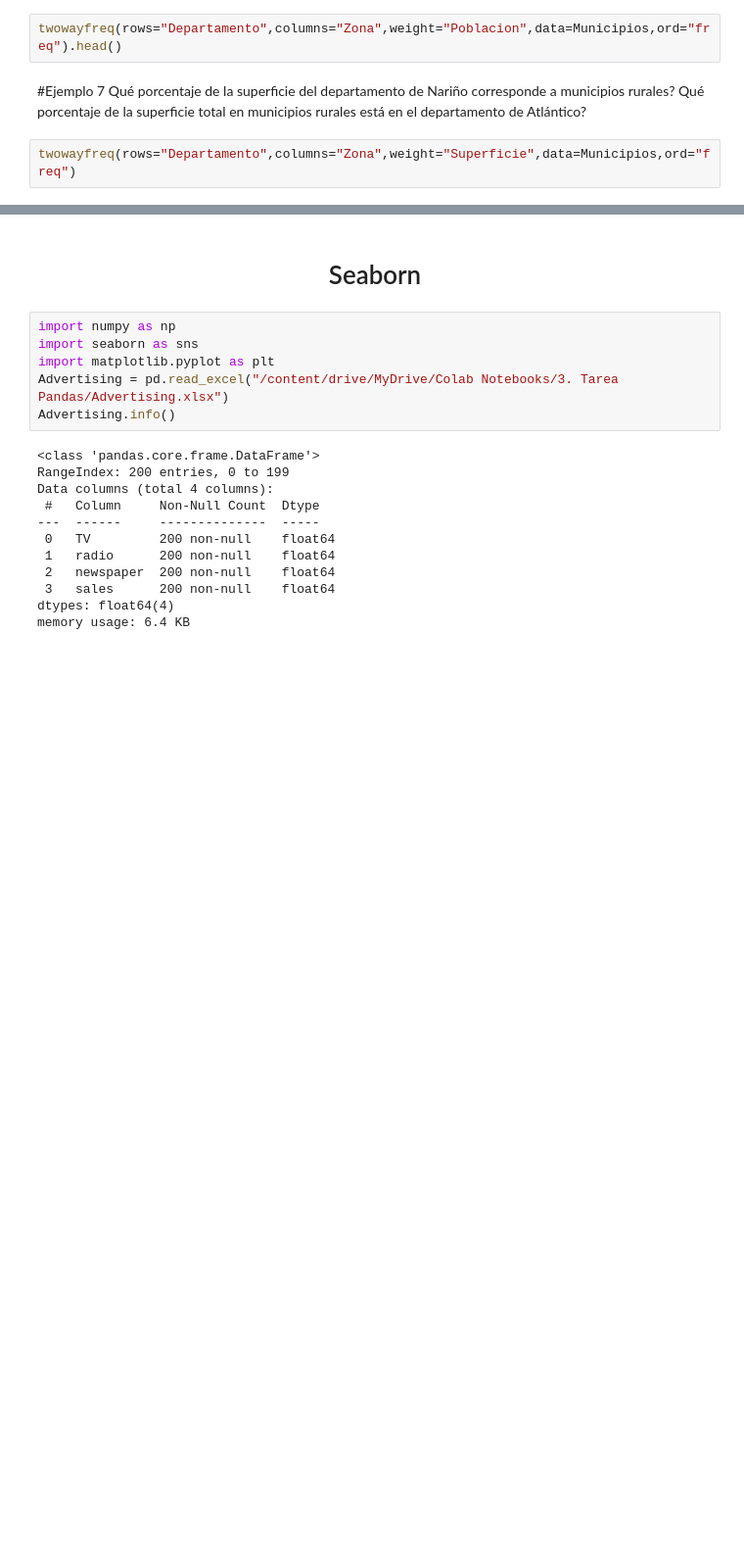
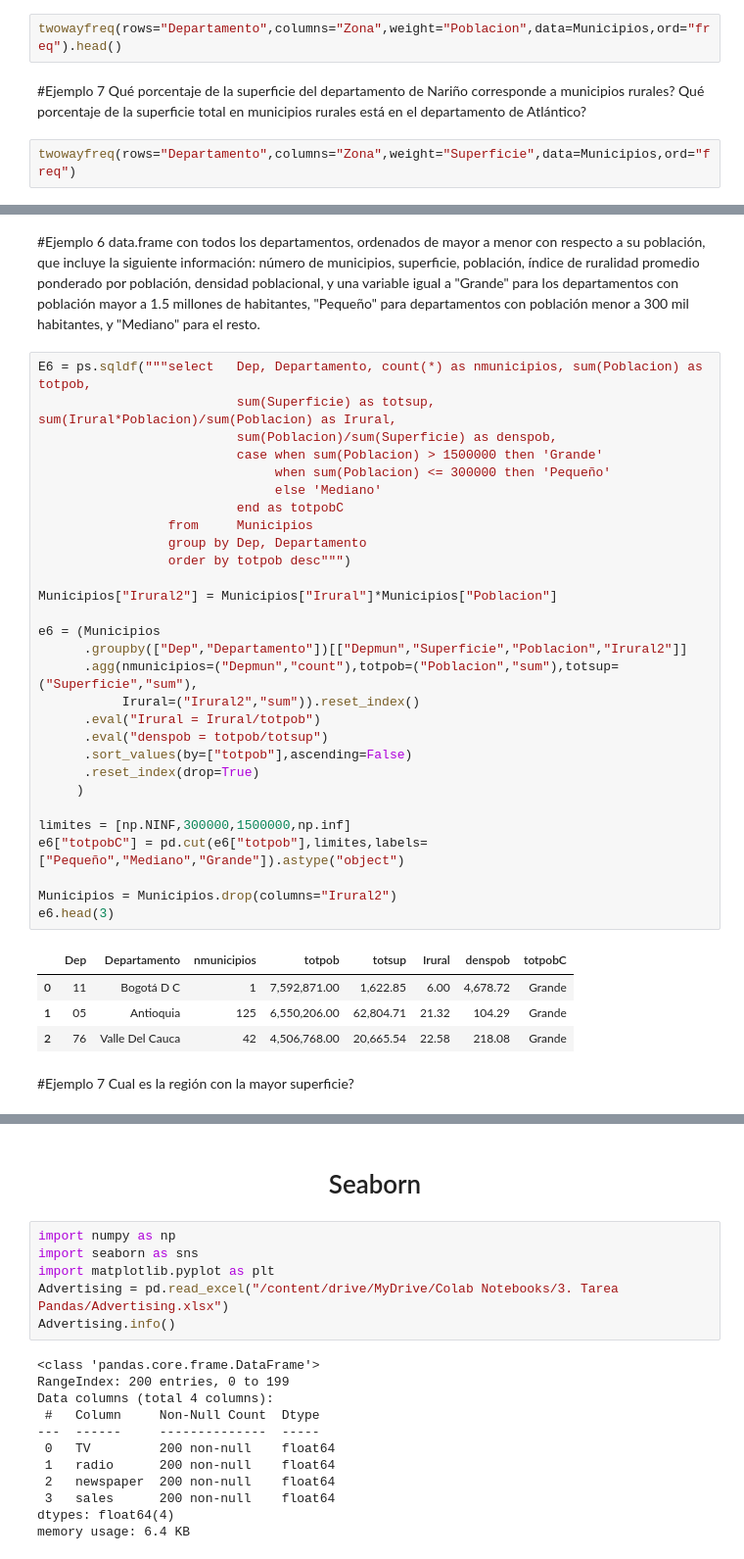
Before and after one commit to econb/data-science-mae, a Jupyter notebook: 3_Tarea_Pandas.ipynb, the cells around one changed output, grey strips where cells are left out. Shown at 98% size. Drawn from its saved outputs; the diff is of its cells as text; blank space fills up the shorter version.

```diff
--- a/3_Tarea_Pandas.ipynb
+++ b/3_Tarea_Pandas.ipynb
@@ -251,0 +359,40 @@ twowayfreq(rows="Departamento",columns="Zona",weight="Superficie",data=Municipio
+# %% [markdown]
+#Ejemplo 6
+data.frame con todos los departamentos, ordenados de mayor a menor con respecto a su población, que incluye la siguiente información: número de municipios, superficie, población, índice de ruralidad promedio ponderado por población, densidad poblacional, y una variable igual a "Grande" para los departamentos con población mayor a  1.5  millones de habitantes, "Pequeño" para departamentos con población menor a  300  mil habitantes, y "Mediano" para el resto.
+# %%
+E6 = ps.sqldf("""select   Dep, Departamento, count(*) as nmunicipios, sum(Poblacion) as totpob,
+                          sum(Superficie) as totsup, sum(Irural*Poblacion)/sum(Poblacion) as Irural,
+                          sum(Poblacion)/sum(Superficie) as denspob,
+                          case when sum(Poblacion) > 1500000 then 'Grande'
+                               when sum(Poblacion) <= 300000 then 'Pequeño'
+                               else 'Mediano'
+                          end as totpobC
+                 from     Municipios
+                 group by Dep, Departamento
+                 order by totpob desc""")
+
+Municipios["Irural2"] = Municipios["Irural"]*Municipios["Poblacion"]
+
+e6 = (Municipios
+      .groupby(["Dep","Departamento"])[["Depmun","Superficie","Poblacion","Irural2"]]
+      .agg(nmunicipios=("Depmun","count"),totpob=("Poblacion","sum"),totsup=("Superficie","sum"),
+           Irural=("Irural2","sum")).reset_index()
+      .eval("Irural = Irural/totpob")
+      .eval("denspob = totpob/totsup")
+      .sort_values(by=["totpob"],ascending=False)
+      .reset_index(drop=True)
+     )
+
+limites = [np.NINF,300000,1500000,np.inf]
+e6["totpobC"] = pd.cut(e6["totpob"],limites,labels=["Pequeño","Mediano","Grande"]).astype("object")
+
+Municipios = Municipios.drop(columns="Irural2")
+e6.head(3)
+# %% [output]
+|  | Dep | Departamento | nmunicipios | totpob | totsup | Irural | denspob | totpobC |
+| 0 | 11 | Bogotá D C | 1 | 7,592,871.00 | 1,622.85 | 6.00 | 4,678.72 | Grande |
+| 1 | 05 | Antioquia | 125 | 6,550,206.00 | 62,804.71 | 21.32 | 104.29 | Grande |
+| 2 | 76 | Valle Del Cauca | 42 | 4,506,768.00 | 20,665.54 | 22.58 | 218.08 | Grande |
+# %% [markdown]
+#Ejemplo 7
+Cual es la región con la mayor superficie?
```
Also changed, not shown: parts of 30 cells of this notebook.
